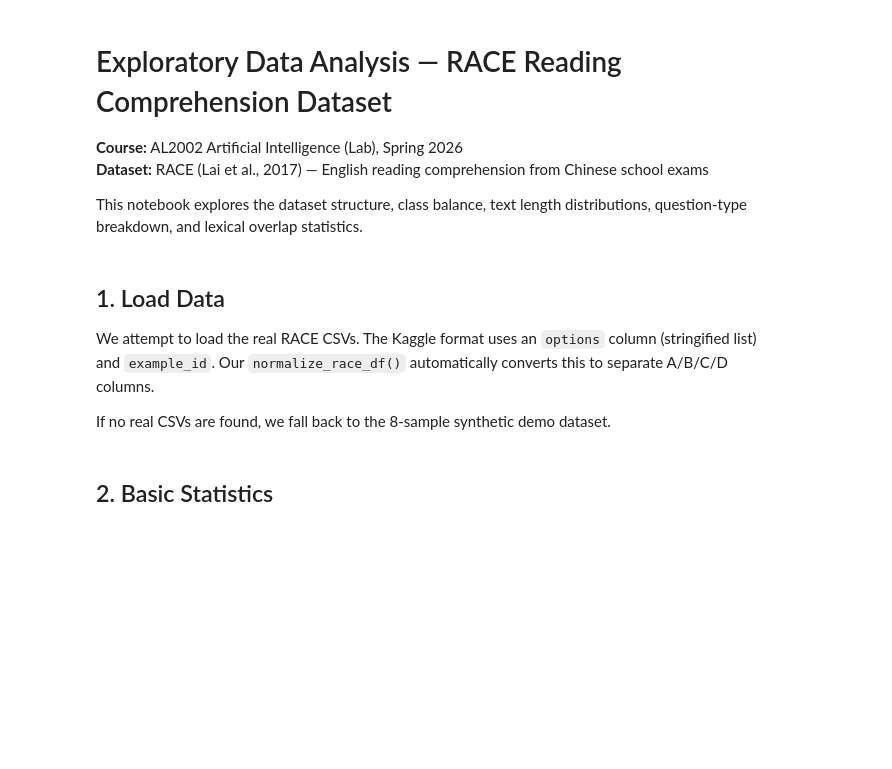
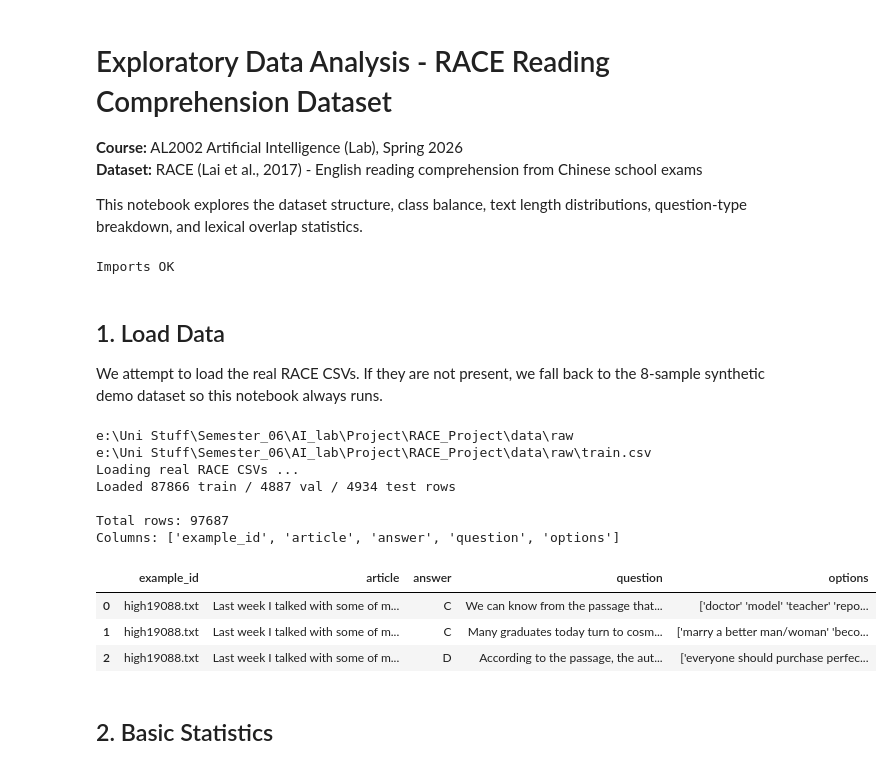
Before and after one commit to Abdullah-NasirQureshi/RACE_modelTraining, a Jupyter notebook: notebooks/EDA.ipynb, the cells around one changed output. Saved outputs shown, nothing was run; the diff lists cells and outputs as text; code cells hidden in the pictures; blank space fills up the shorter version.

```diff
--- a/notebooks/EDA.ipynb
+++ b/notebooks/EDA.ipynb
@@ -1,8 +1,8 @@
 # %% [markdown]
-# Exploratory Data Analysis — RACE Reading Comprehension Dataset
+# Exploratory Data Analysis - RACE Reading Comprehension Dataset
 
 **Course:** AL2002 Artificial Intelligence (Lab), Spring 2026
-**Dataset:** RACE (Lai et al., 2017) — English reading comprehension from Chinese school exams
+**Dataset:** RACE (Lai et al., 2017) - English reading comprehension from Chinese school exams
 
 This notebook explores the dataset structure, class balance, text length distributions, question-type breakdown, and lexical overlap statistics.
 # %%
@@ -23,40 +23,55 @@ if _ROOT not in sys.path:
 
 from src.preprocessing import (
     OPTION_LETTERS, clean_text, tokenize, split_sentences,
-    label_question_type, normalize_race_df, WH_LABELS
+    label_question_type, WH_LABELS
 )
 from src.demo_data import load_demo_dataframe
 
 print('Imports OK')
+# %% [output]
+Imports OK
 # %% [markdown]
 ## 1. Load Data
 
-We attempt to load the real RACE CSVs. The Kaggle format uses an `options` column (stringified list) and `example_id`. Our `normalize_race_df()` automatically converts this to separate A/B/C/D columns.
-
-If no real CSVs are found, we fall back to the 8-sample synthetic demo dataset.
+We attempt to load the real RACE CSVs. If they are not present, we fall back to the 8-sample synthetic demo dataset so this notebook always runs.
 # %%
 DATA_DIR = os.path.join(_ROOT, 'data', 'raw')
 USING_REAL_DATA = False
 
+print(DATA_DIR)
 train_path = os.path.join(DATA_DIR, 'train.csv')
 val_path   = os.path.join(DATA_DIR, 'val.csv')
 test_path  = os.path.join(DATA_DIR, 'test.csv')
 
+print(train_path)
+
 if os.path.exists(train_path):
     print('Loading real RACE CSVs ...')
-    train_df = normalize_race_df(pd.read_csv(train_path))
-    val_df   = normalize_race_df(pd.read_csv(val_path))
-    test_df  = normalize_race_df(pd.read_csv(test_path))
+    train_df = pd.read_csv(train_path)
+    val_df   = pd.read_csv(val_path)
+    test_df  = pd.read_csv(test_path)
     df = pd.concat([train_df, val_df, test_df], ignore_index=True)
     USING_REAL_DATA = True
     print(f'Loaded {len(train_df)} train / {len(val_df)} val / {len(test_df)} test rows')
 else:
-    print('Real CSVs not found — using synthetic demo dataset (8 samples).')
+    print('Real CSVs not found - using synthetic demo dataset (8 samples).')
     df = load_demo_dataframe()
 
 print(f'\nTotal rows: {len(df)}')
 print(f'Columns: {list(df.columns)}')
 df.head(3)
+# %% [output]
+e:\Uni Stuff\Semester_06\AI_lab\Project\RACE_Project\data\raw
+e:\Uni Stuff\Semester_06\AI_lab\Project\RACE_Project\data\raw\train.csv
+Loading real RACE CSVs ...
+Loaded 87866 train / 4887 val / 4934 test rows
+
+Total rows: 97687
+Columns: ['example_id', 'article', 'answer', 'question', 'options']
+|  | example_id | article | answer | question | options |
+| 0 | high19088.txt | Last week I talked with some of m... | C | We can know from the passage that... | ['doctor' 'model' 'teacher' 'repo... |
+| 1 | high19088.txt | Last week I talked with some of m... | C | Many graduates today turn to cosm... | ['marry a better man/woman' 'beco... |
+| 2 | high19088.txt | Last week I talked with some of m... | D | According to the passage, the aut... | ['everyone should purchase perfec... |
 # %% [markdown]
 ## 2. Basic Statistics
 # %%
```
Also changed, not shown: parts of 8 cells of this notebook, 1 other file.
